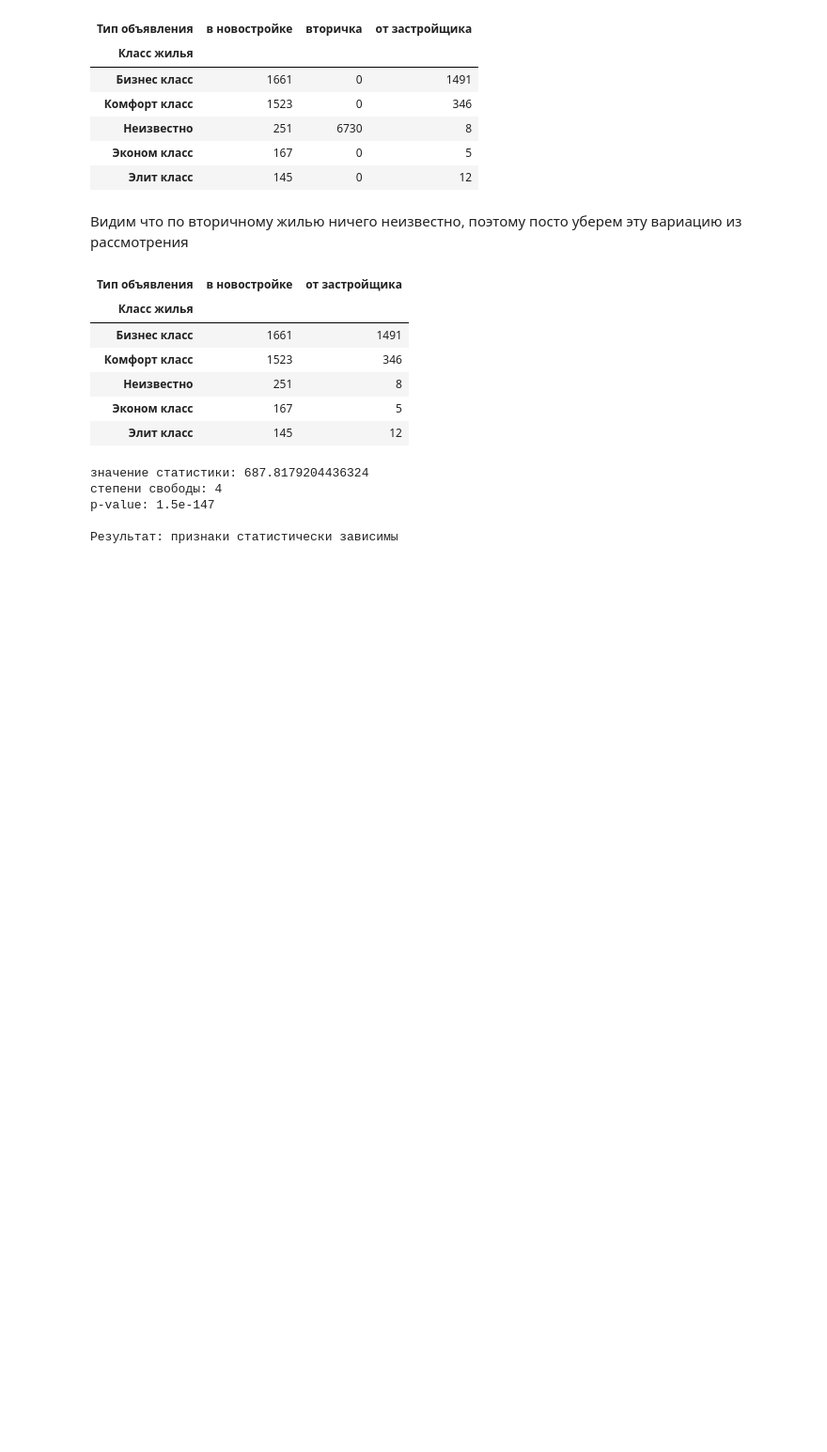
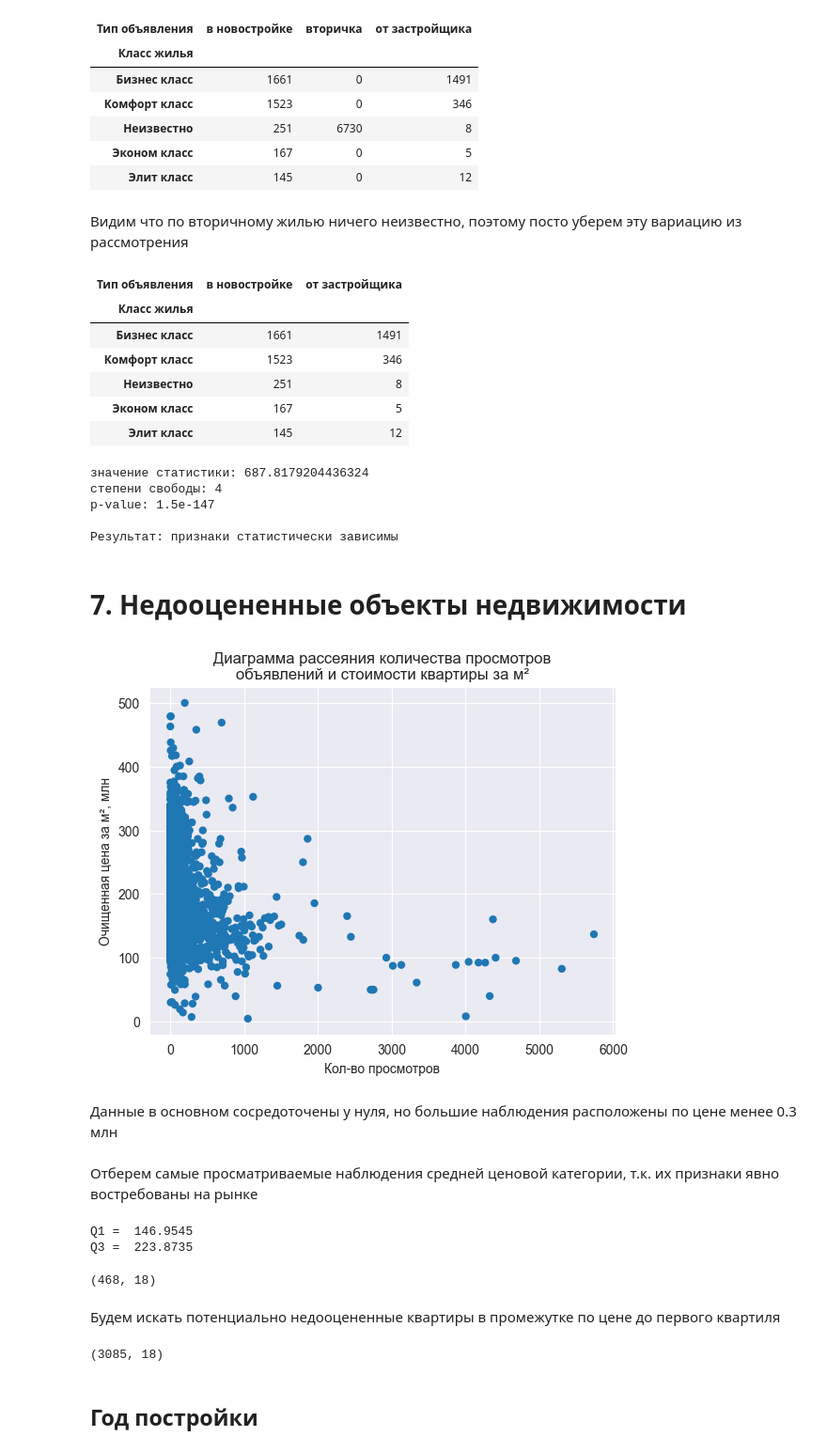
Before and after one commit to Torgovatel/Projects, a Jupyter notebook: DS/moscow-estate-agency-dm/src/main.ipynb, the cells around one changed output. Shown at 94% size. Drawn from its saved outputs; the diff is of its cells as text; code cells hidden in the pictures; blank space fills up the shorter version.

```diff
--- a/DS/moscow-estate-agency-dm/src/main.ipynb
+++ b/DS/moscow-estate-agency-dm/src/main.ipynb
@@ -1248,3 +1248,37 @@ else:
 p-value: 1.5e-147
 
 Результат: признаки статистически зависимы
+# %% [markdown]
+# 7. Недооцененные объекты недвижимости
+# %%
+sns.scatterplot(x=dataset['Кол-во просмотров'], y=dataset['Очищенная цена за м², млн'], edgecolor='none')
+plt.title('Диаграмма рассеяния количества просмотров\nобъявлений и стоимости квартиры за м²')
+plt.show()
+# %% [output]
+[figure, added]
+# %% [markdown]
+Данные в основном сосредоточены у нуля, но большие наблюдения расположены по цене менее 0.3 млн
+# %% [markdown]
+Отберем самые просматриваемые наблюдения средней ценовой категории, т.к. их признаки явно востребованы на рынке
+# %%
+Q1, Q3 = np.percentile(dataset['Очищенная цена за м², млн'].dropna(), [25 ,75])
+
+print('Q1 = ', Q1)
+print('Q3 = ', Q3)
+
+dataset_top10 = dataset[(dataset['Очищенная цена за м², млн'] >= Q1) & (dataset['Очищенная цена за м², млн'] <= Q3) & (dataset['Кол-во просмотров'] >= np.percentile(dataset['Кол-во просмотров'], 90))]
+
+dataset_top10.shape
+# %% [output]
+Q1 =  146.9545
+Q3 =  223.8735
+(468, 18)
+# %% [markdown]
+Будем искать потенциально недооцененные квартиры в промежутке по цене до первого квартиля
+# %%
+dataset_final = dataset[dataset['Очищенная цена за м², млн'] < Q1].copy()
+dataset_final.shape
+# %% [output]
+(3085, 18)
+# %% [markdown]
+## Год постройки
```
Also changed, not shown: parts of 54 cells of this notebook.
